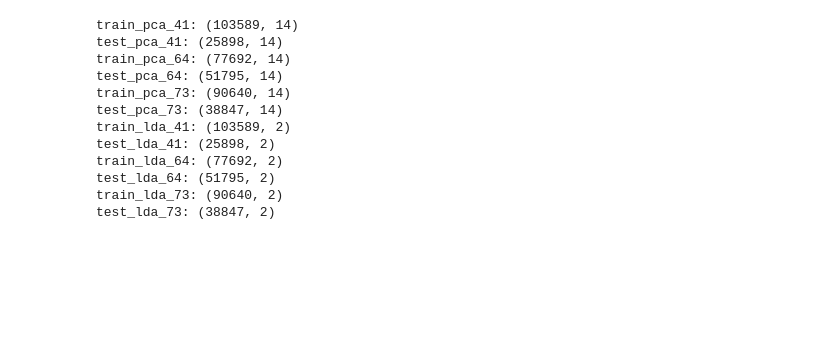
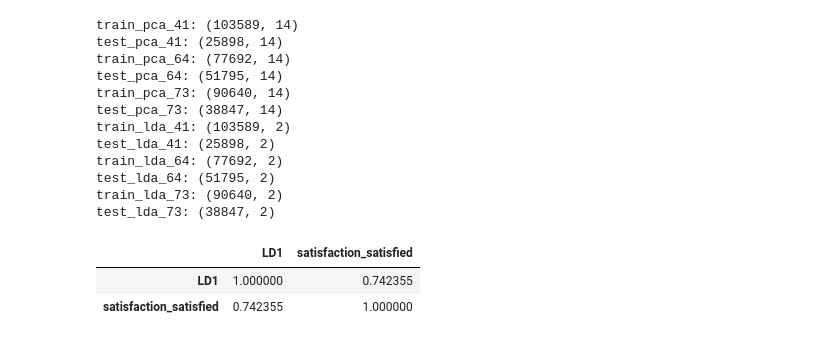
Before and after one commit to Phan-Hai/Airline_Passenger_Satisfaction_EDA, a Jupyter notebook: Notebooks/Dec.ipynb, the cells around one changed output. Cells and saved outputs as stored; diff of their text form; code cells hidden in the pictures; blank space fills up the shorter version.

```diff
--- a/Notebooks/Dec.ipynb
+++ b/Notebooks/Dec.ipynb
@@ -362,3 +362,9 @@ train_lda_64: (77692, 2)
 test_lda_64: (51795, 2)
 train_lda_73: (90640, 2)
 test_lda_73: (38847, 2)
+# %%
+train_lda_41.corr()
+# %% [output]
+|  | LD1 | satisfaction_satisfied |
+| LD1 | 1.000000 | 0.742355 |
+| satisfaction_satisfied | 0.742355 | 1.000000 |
```
Also changed, not shown: 1 other file.
